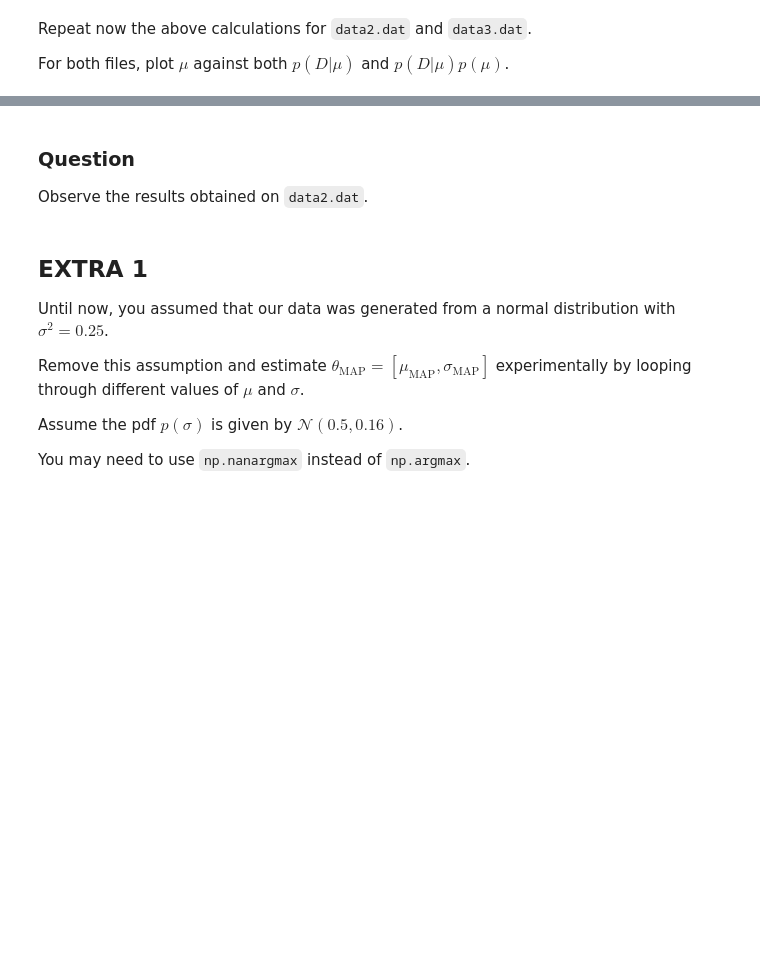
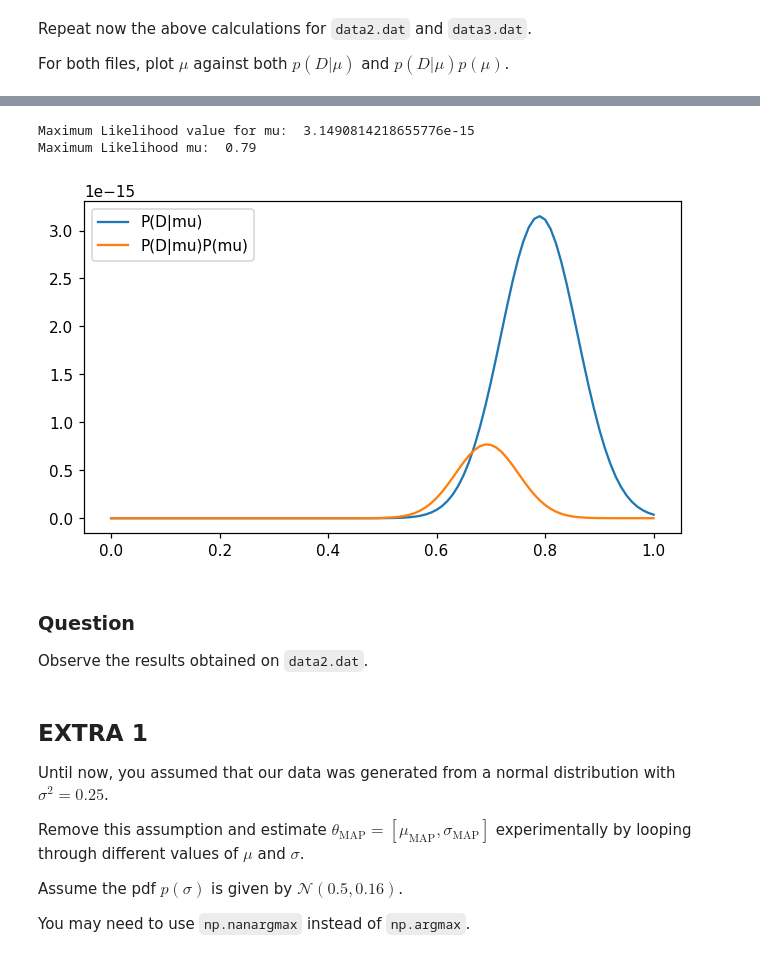
Before and after one commit to alexelwood14/COMS20011_2021, a Jupyter notebook: labs/lab_4/labsheet4.ipynb, the cells around one changed output, grey strips where cells are left out. Cells and saved outputs as stored; diff of their text form; code cells hidden in the pictures; blank space fills up the shorter version.

```diff
--- a/labs/lab_4/labsheet4.ipynb
+++ b/labs/lab_4/labsheet4.ipynb
@@ -179,3 +192,32 @@ ERROR! Session/line number was not unique in database. History logging moved to
+# %%
+# write your code here
+with open('data2.dat', 'r') as f:
+    D2 = []
+    for row in f:
+        D2.append(float(row))
+
+    D2 = np.array(D2)
+
+likelihoods2 = loop_likelihood(D2)
+ML_value2 = np.amax(likelihoods2, axis=0)[1]
+print('Maximum Likelihood value for mu: ', ML_value2)
+print('Maximum Likelihood mu: ', likelihoods2[np.where(likelihoods2 == ML_value2)[0]][0][0])
+
+POS2 = loop_posterior(D2)
+max_pos_index2 = POS2[:, 1].argmax() # second column contains posterior
+arg_max_posterior2, max_posterior2 = POS2[max_pos_index2, :]
+
+fig2, ax2 = plt.subplots()
+
+ax2.plot(likelihoods2.T[0], likelihoods2.T[1], label='P(D|mu)')
+ax2.plot(POS2.T[0], POS2.T[1], label='P(D|mu)P(mu)')
+
+ax2.legend()
+plt.show()
+# %% [output]
+Maximum Likelihood value for mu:  3.1490814218655776e-15
+Maximum Likelihood mu:  0.79
+[figure, added]
 # %% [markdown]
 ### Question
 
```
Also changed, not shown: parts of 15 cells of this notebook.
